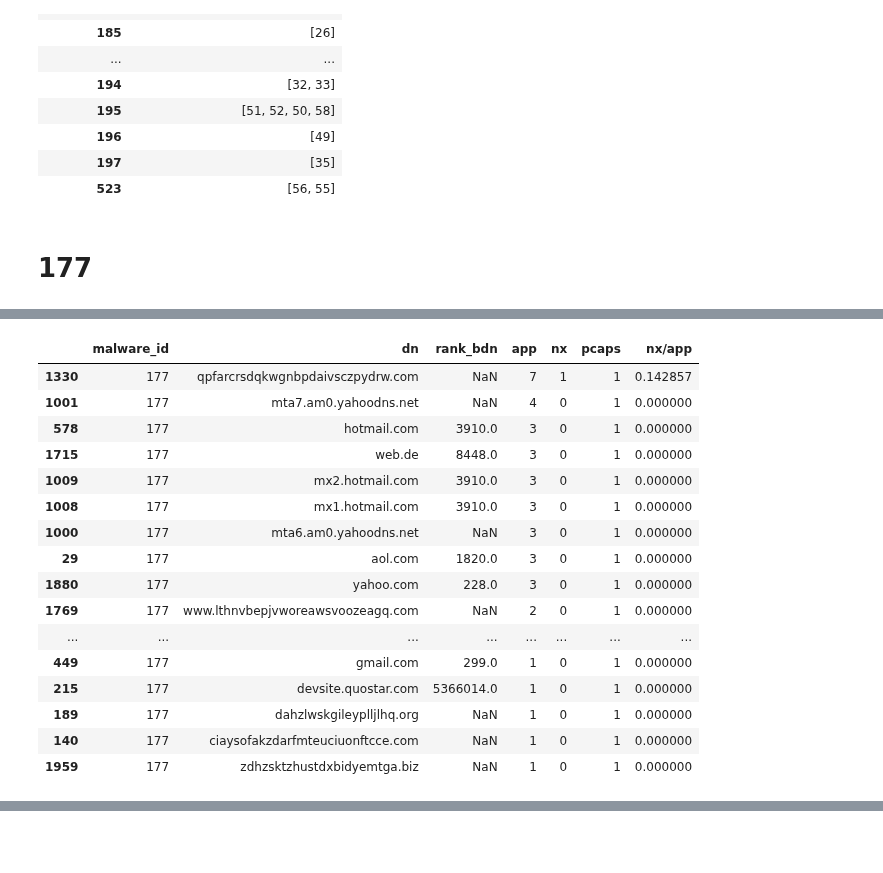
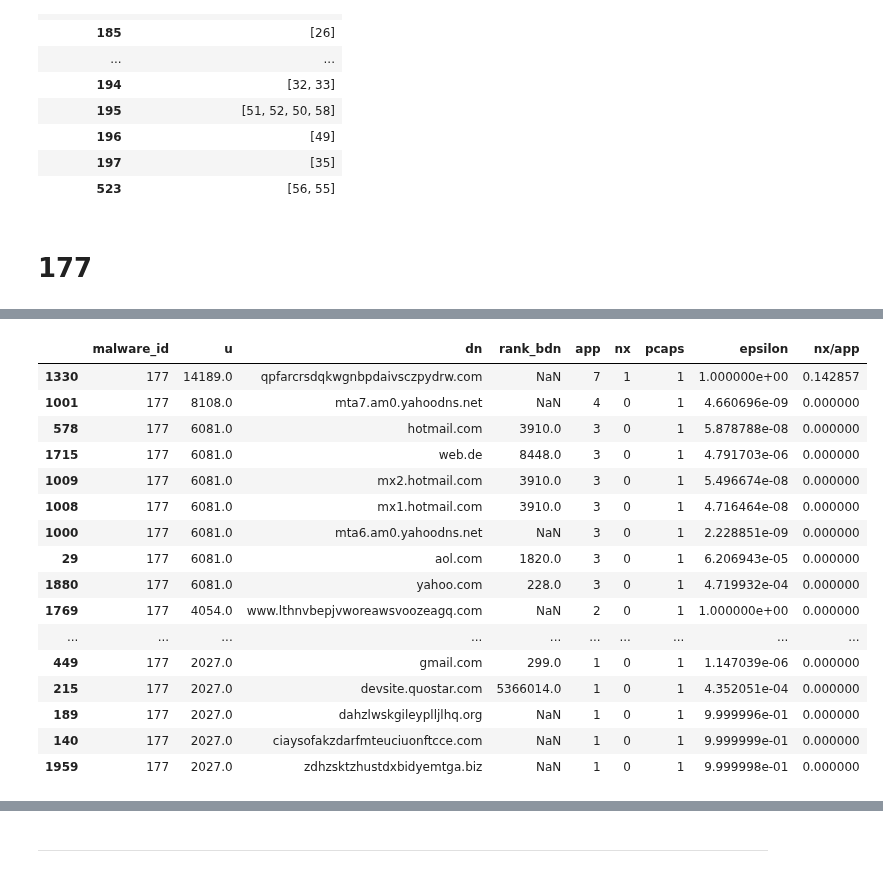
Before and after one commit to princio/dga-detection-analysis-framework, a Jupyter notebook: ml/pcap_analysis/mw_analyzer.ipynb, the cells around one changed output, grey strips where cells are left out. Saved outputs shown, nothing was run; the diff lists cells and outputs as text; code cells hidden in the pictures; blank space fills up the shorter version.

```diff
--- a/ml/pcap_analysis/mw_analyzer.ipynb
+++ b/ml/pcap_analysis/mw_analyzer.ipynb
@@ -208,36 +54,9 @@ boxs = ax.boxplot(y,
-# %%
-
-def weight(row):
-    app, nx, rank_bdn = row["app"], row["nx"], row["rank_bdn"]
-    if app > 10: w_app = 1
-    else: w_app = 2
-    if math.isnan(rank_bdn): w_rank = 1.5
-    else: w_rank = 1
-    r = nx/app
-    if r > 0.75: w_nx = 2
-    elif r > 0.5: w_nx = 1.5
-    elif r > 0.1: w_nx = 1.2
-    else: w_nx = 1
-    return w_rank * w_nx * w_app
-
-df = bdn.copy()
-df["nx/app"] = df["nx"] / df["app"]
-dfg = df[["malware_id", "app"]].groupby("malware_id").sum().reset_index()
-df = df.merge(dfg, right_on="malware_id", left_on="malware_id", suffixes=["", "_sum"])
-dfg = df[["malware_id", "dn"]].groupby("malware_id").count().reset_index()
-df = df.merge(dfg, right_on="malware_id", left_on="malware_id", suffixes=["", "_count"])
-
-df["w1"] = df["app"] / df["app_sum"]
-df["app_x_bdn_medio"] = df["app"] / df["dn_count"]
-df["w2"] = (df["app"]/df["app_sum"]) * df["app_x_bdn_medio"]
-
-df["w3"] = df.apply(weight, axis=1)
 # %%
 mwlist = pcaps[(pcaps["dataset"] == "CTU-13")][["id", "malware_id"]].groupby("malware_id").agg({"id": lambda x: x.to_list()}).sort_values(by="malware_id")
 mwdga = {}
 
 
-def genmask(mwid, appgt10=None, nx_gt0=None, rankbdn_null=None, nx_app_gt=None, nx_app_lt=None):
+def genmask(mwid, appgt10=None, nx_gt0=None, rankbdn_null=None, nx_app_gt=None, nx_app_lt=None, th=None):
     df = bdn.copy()
     df["nx/app"] = df["nx"] / df["app"]
     tmp = []
@@ -257,11 +76,18 @@ def genmask(mwid, appgt10=None, nx_gt0=None, rankbdn_null=None, nx_app_gt=None,
     if nx_app_lt is not None:
         tmp.append(f"nx/app < {nx_app_lt}")
         mask &= df["nx/app"] < nx_app_lt
-    label= " & ".join(tmp)
+    if th:
+        tmp.append(f"epsilon > {th}")
+        mask &= df["epsilon"] > th
     df = df[(df.malware_id == mwid) & mask]
-    display(Markdown("- " + "\n- ".join(tmp + [f"count: {df.shape[0]}"]))) # f"- {label}:  count={df.shape[0]}"))
+
+    tmp = [f"count: {df.shape[0]}", f"uniques: {int(malwares.loc[mwid,"u"])}"] + tmp# type: ignore
+    display(Markdown("- " + "\n- ".join(tmp)))
     if df.shape[0]:
-        display(df.sort_values(by="app", ascending=False))#.iloc[[0,1,2,3,-3,-2,-1]])
+        display(df.sort_values(by="app", ascending=False))
+    else:
+        display(Markdown("> No data"))
+    display(Markdown("***"))
     return df
 
 mwlist
@@ -288,7 +114,6 @@ mwlist
 mwid = 177
 display(Markdown(f"# {mwid}"))
 
-wt = genmask(mwid, rankbdn_null=False)
 genmask(mwid, appgt10=False, nx_app_lt=0.2)
 genmask(mwid, appgt10=False, nx_app_gt=0.8)
 
@@ -299,5 +124,7 @@ mwdga[mwid] = {
     ],
     "dga": 2
 }
+
+display(Markdown(f"\n# DGA {mwdga[mwid]["dga"]} for {mwid}"))
 # %% [output]
 # 177
@@ -324,17 +154,17 @@ mwdga[mwid] = {
-|  | malware_id | dn | rank_bdn | app | nx | pcaps | nx/app |
-| 1330 | 177 | qpfarcrsdqkwgnbpdaivsczpydrw.com | NaN | 7 | 1 | 1 | 0.142857 |
-| 1001 | 177 | mta7.am0.yahoodns.net | NaN | 4 | 0 | 1 | 0.000000 |
-| 578 | 177 | hotmail.com | 3910.0 | 3 | 0 | 1 | 0.000000 |
-| 1715 | 177 | web.de | 8448.0 | 3 | 0 | 1 | 0.000000 |
-| 1009 | 177 | mx2.hotmail.com | 3910.0 | 3 | 0 | 1 | 0.000000 |
-| 1008 | 177 | mx1.hotmail.com | 3910.0 | 3 | 0 | 1 | 0.000000 |
-| 1000 | 177 | mta6.am0.yahoodns.net | NaN | 3 | 0 | 1 | 0.000000 |
-| 29 | 177 | aol.com | 1820.0 | 3 | 0 | 1 | 0.000000 |
-| 1880 | 177 | yahoo.com | 228.0 | 3 | 0 | 1 | 0.000000 |
-| 1769 | 177 | www.lthnvbepjvworeawsvoozeagq.com | NaN | 2 | 0 | 1 | 0.000000 |
-| ... | ... | ... | ... | ... | ... | ... | ... |
-| 449 | 177 | gmail.com | 299.0 | 1 | 0 | 1 | 0.000000 |
-| 215 | 177 | devsite.quostar.com | 5366014.0 | 1 | 0 | 1 | 0.000000 |
-| 189 | 177 | dahzlwskgileyplljlhq.org | NaN | 1 | 0 | 1 | 0.000000 |
-| 140 | 177 | ciaysofakzdarfmteuciuonftcce.com | NaN | 1 | 0 | 1 | 0.000000 |
-| 1959 | 177 | zdhzsktzhustdxbidyemtga.biz | NaN | 1 | 0 | 1 | 0.000000 |
+|  | malware_id | u | dn | rank_bdn | app | nx | pcaps | epsilon | nx/app |
+| 1330 | 177 | 14189.0 | qpfarcrsdqkwgnbpdaivsczpydrw.com | NaN | 7 | 1 | 1 | 1.000000e+00 | 0.142857 |
+| 1001 | 177 | 8108.0 | mta7.am0.yahoodns.net | NaN | 4 | 0 | 1 | 4.660696e-09 | 0.000000 |
+| 578 | 177 | 6081.0 | hotmail.com | 3910.0 | 3 | 0 | 1 | 5.878788e-08 | 0.000000 |
+| 1715 | 177 | 6081.0 | web.de | 8448.0 | 3 | 0 | 1 | 4.791703e-06 | 0.000000 |
+| 1009 | 177 | 6081.0 | mx2.hotmail.com | 3910.0 | 3 | 0 | 1 | 5.496674e-08 | 0.000000 |
+| 1008 | 177 | 6081.0 | mx1.hotmail.com | 3910.0 | 3 | 0 | 1 | 4.716464e-08 | 0.000000 |
+| 1000 | 177 | 6081.0 | mta6.am0.yahoodns.net | NaN | 3 | 0 | 1 | 2.228851e-09 | 0.000000 |
+| 29 | 177 | 6081.0 | aol.com | 1820.0 | 3 | 0 | 1 | 6.206943e-05 | 0.000000 |
+| 1880 | 177 | 6081.0 | yahoo.com | 228.0 | 3 | 0 | 1 | 4.719932e-04 | 0.000000 |
+| 1769 | 177 | 4054.0 | www.lthnvbepjvworeawsvoozeagq.com | NaN | 2 | 0 | 1 | 1.000000e+00 | 0.000000 |
+| ... | ... | ... | ... | ... | ... | ... | ... | ... | ... |
+| 449 | 177 | 2027.0 | gmail.com | 299.0 | 1 | 0 | 1 | 1.147039e-06 | 0.000000 |
+| 215 | 177 | 2027.0 | devsite.quostar.com | 5366014.0 | 1 | 0 | 1 | 4.352051e-04 | 0.000000 |
+| 189 | 177 | 2027.0 | dahzlwskgileyplljlhq.org | NaN | 1 | 0 | 1 | 9.999996e-01 | 0.000000 |
+| 140 | 177 | 2027.0 | ciaysofakzdarfmteuciuonftcce.com | NaN | 1 | 0 | 1 | 9.999999e-01 | 0.000000 |
+| 1959 | 177 | 2027.0 | zdhzsktzhustdxbidyemtga.biz | NaN | 1 | 0 | 1 | 9.999998e-01 | 0.000000 |
@@ -343,0 +171 @@ mwdga[mwid] = {
+***
```
Also changed, not shown: parts of 49 cells of this notebook, 1 other file.
